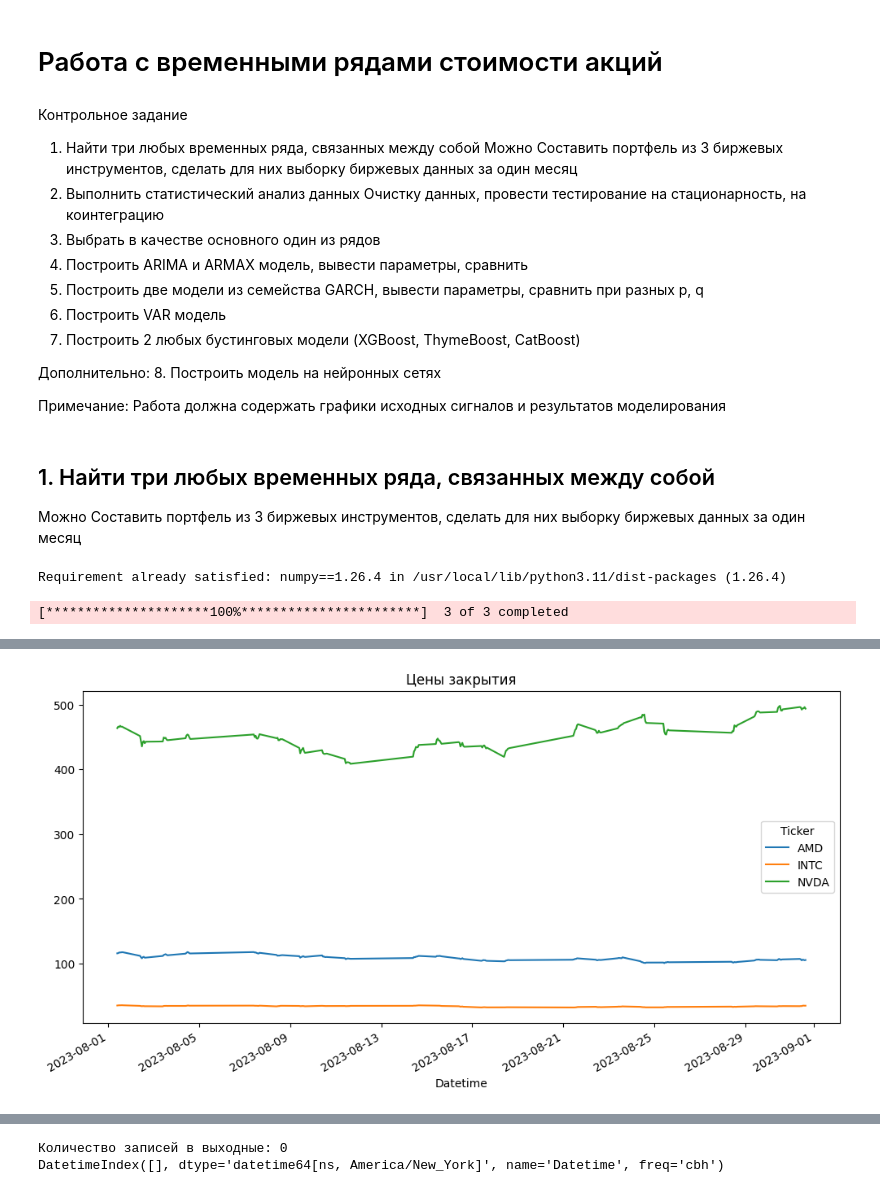
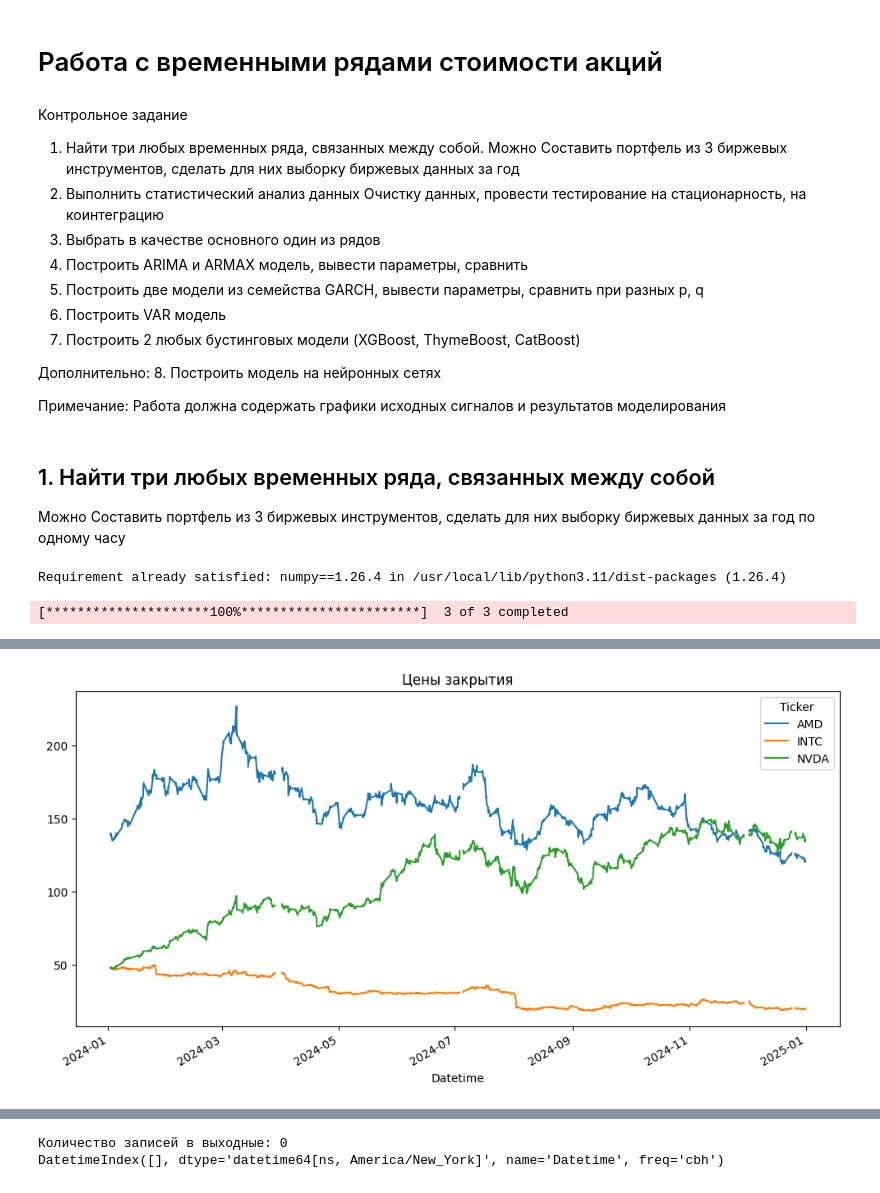
Before and after one commit to goralex02/time-series-project, a Jupyter notebook: stock_price_prediction.ipynb, the cells around one changed output, grey strips where cells are left out. Drawn from its saved outputs; the diff is of its cells as text; code cells hidden in the pictures.

```diff
--- a/stock_price_prediction.ipynb
+++ b/stock_price_prediction.ipynb
@@ -4,8 +4,8 @@
 # Работа с временными рядами стоимости акций
 # %% [markdown]
 Контрольное задание
-1.	Найти три любых временных ряда, связанных между собой
-Можно Составить портфель из 3 биржевых инструментов, сделать для них выборку биржевых данных за один месяц
+1.	Найти три любых временных ряда, связанных между собой.
+Можно Составить портфель из 3 биржевых инструментов, сделать для них выборку биржевых данных за год
 2.	Выполнить статистический анализ данных Очистку данных, провести тестирование на стационарность, на коинтеграцию
 3.	Выбрать в качестве основного один из рядов
 4.	Построить  ARIMA  и ARMAX модель, вывести параметры, сравнить
@@ -19,7 +19,7 @@
 Примечание:  Работа должна содержать графики исходных сигналов и результатов моделирования
 # %% [markdown]
 ## 1.	Найти три любых временных ряда, связанных между собой
-Можно Составить портфель из 3 биржевых инструментов, сделать для них выборку биржевых данных за один месяц
+Можно Составить портфель из 3 биржевых инструментов, сделать для них выборку биржевых данных за год по одному часу
 # %%
 !pip install numpy==1.26.4
 # %% [output]
@@ -31,7 +31,7 @@ import matplotlib.pyplot as plt
 
 # Загрузка данных
 tickers = ['NVDA', 'AMD', 'INTC']
-data = yf.download(tickers, start='2023-08-01', end='2023-09-01', interval='1h')['Close']
+data = yf.download(tickers, start='2024-01-01', end='2025-01-01', interval='1h')['Close']
 
 data.index = data.index.tz_convert('America/New_York')
 print(data.index.to_series().diff().value_counts())
@@ -58,5 +64,5 @@ Datetime
 Name: count, dtype: int64
-[figure, old version]
+[figure, new version]
 # %%
 # Визуализация графиков для каждой акции
 for ticker in tickers:
```
Also changed, not shown: parts of 77 cells of this notebook.
